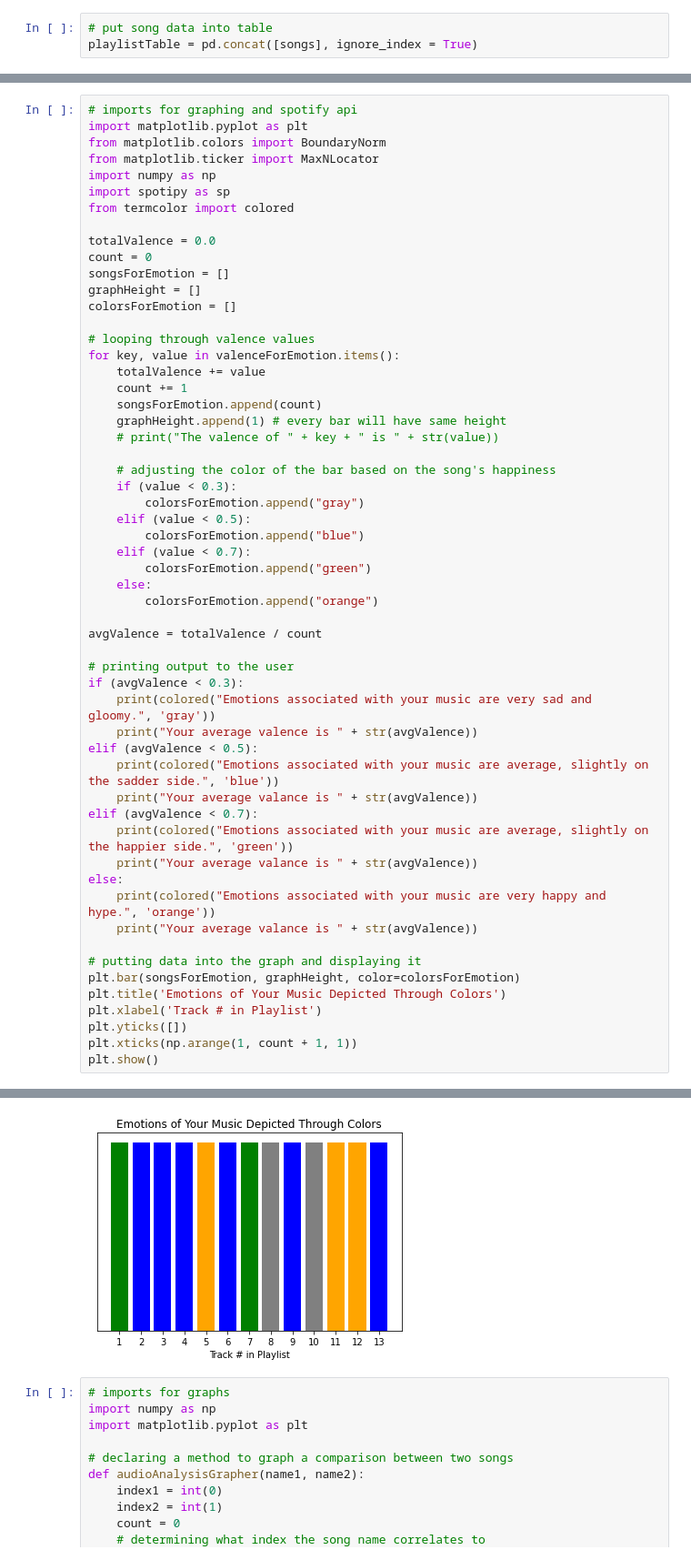
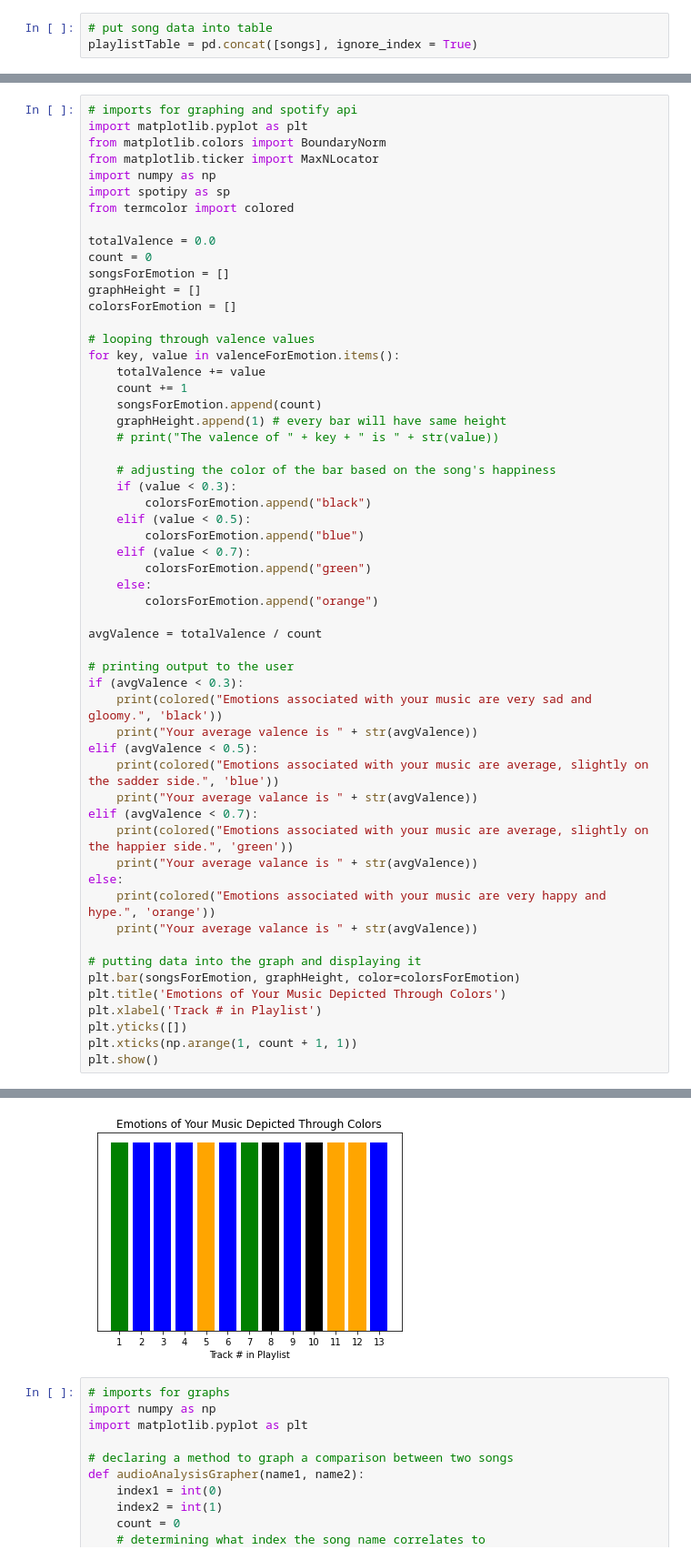
Before and after one commit to ruchanandha/tunes, a Jupyter notebook: Testing.ipynb, the cells around one changed output, grey strips where cells are left out. Shown at 91% size. Saved outputs shown, nothing was run; the diff lists cells and outputs as text.

Commit message:
gray changed to black

```diff
--- a/Testing.ipynb
+++ b/Testing.ipynb
@@ -96,41 +96,41 @@ for key, value in valenceForEmotion.items():
 
     # adjusting the color of the bar based on the song's happiness
     if (value < 0.3):
-        colorsForEmotion.append("gray")
+        colorsForEmotion.append("black")
     elif (value < 0.5):
         colorsForEmotion.append("blue")
     elif (value < 0.7):
         colorsForEmotion.append("green")
     else:
         colorsForEmotion.append("orange")
 
 avgValence = totalValence / count
 
 # printing output to the user
 if (avgValence < 0.3):
-    print(colored("Emotions associated with your music are very sad and gloomy.", 'gray'))
+    print(colored("Emotions associated with your music are very sad and gloomy.", 'black'))
     print("Your average valence is " + str(avgValence))
 elif (avgValence < 0.5):
     print(colored("Emotions associated with your music are average, slightly on the sadder side.", 'blue'))
     print("Your average valance is " + str(avgValence))
 elif (avgValence < 0.7):
     print(colored("Emotions associated with your music are average, slightly on the happier side.", 'green'))
     print("Your average valance is " + str(avgValence))
 else:
     print(colored("Emotions associated with your music are very happy and hype.", 'orange'))
     print("Your average valance is " + str(avgValence))
 
 # putting data into the graph and displaying it
 plt.bar(songsForEmotion, graphHeight, color=colorsForEmotion)
 plt.title('Emotions of Your Music Depicted Through Colors')
 plt.xlabel('Track # in Playlist')
 plt.yticks([])
 plt.xticks(np.arange(1, count + 1, 1))
 plt.show()
 # %% [output]
 Emotions associated with your music are average, slightly on the sadder side.
 Your average valance is 0.48232307692307685
-[figure, old version]
+[figure, new version]
 # %%
 # imports for graphs
 import numpy as np
```
Also changed, not shown: parts of 1 cell of this notebook, 1 other file.
